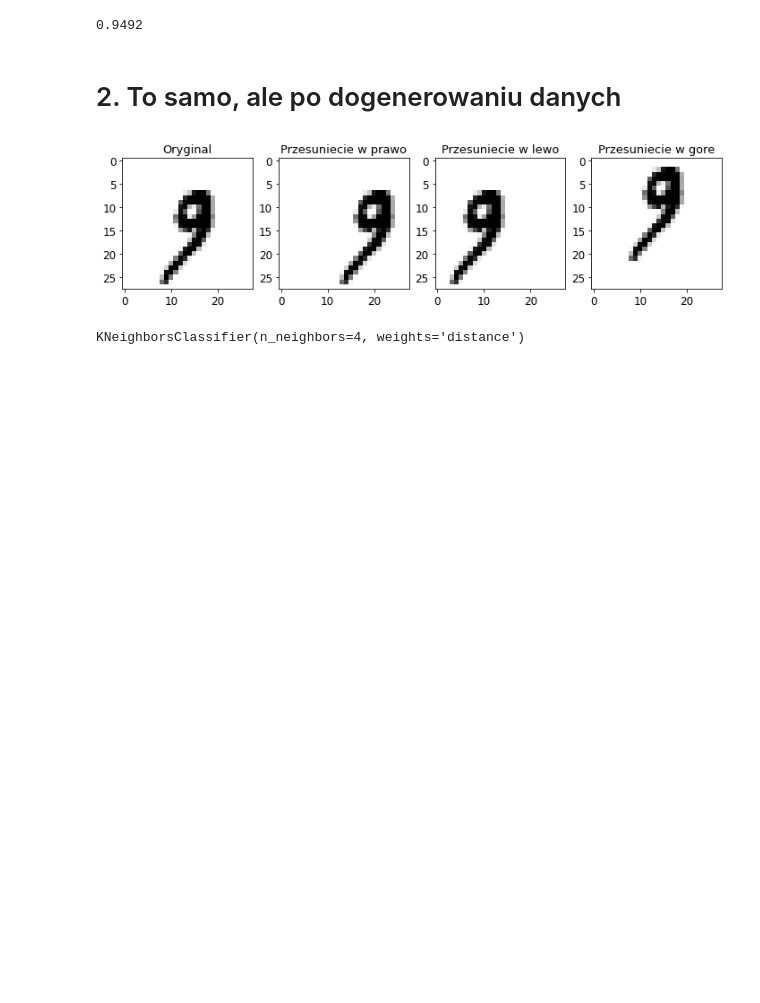
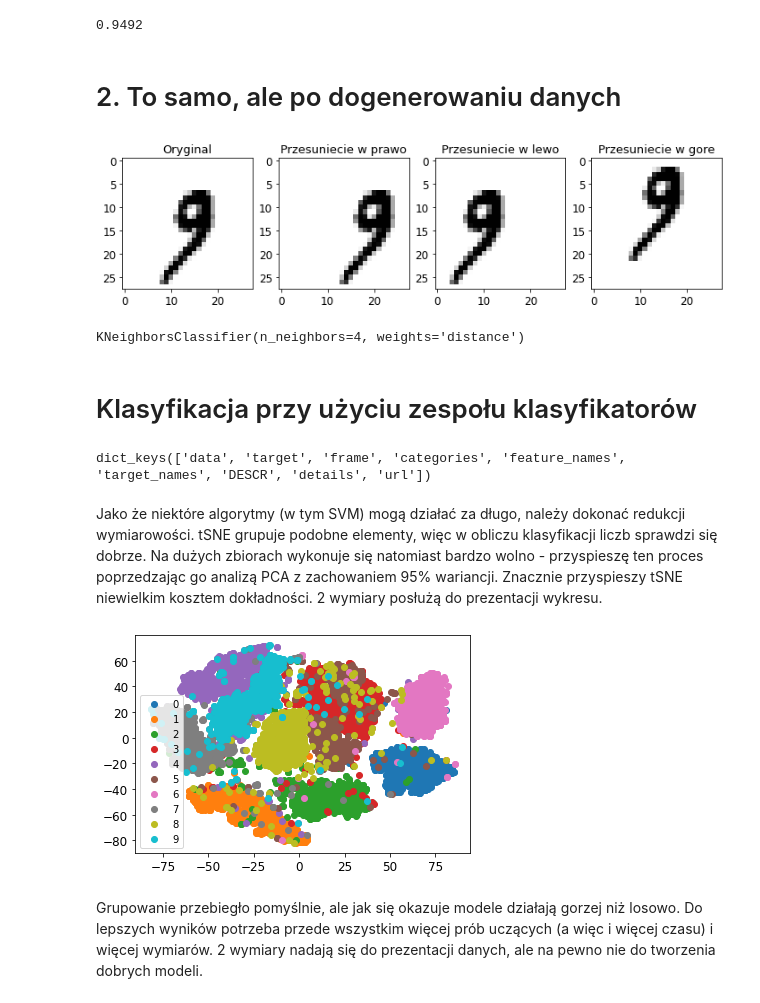
Before and after one commit to KacperPerz/python_ml, a Jupyter notebook: Klasyfikacja.ipynb, the cells around one changed output. Drawn from its saved outputs; the diff is of its cells as text; code cells hidden in the pictures; blank space fills up the shorter version.

Commit message:
MNIST classification with ensemble methods

```diff
--- a/Klasyfikacja.ipynb
+++ b/Klasyfikacja.ipynb
@@ -145,3 +145,68 @@ KNeighborsClassifier(n_neighbors=4, weights='distance')
 # %%
 y_pred = knn_clf.predict(X_test)
 accuracy_score(y_test, y_pred)
+# %% [markdown]
+# Klasyfikacja przy użyciu zespołu klasyfikatorów
+# %%
+# Importuje standardowe biblioteki
+import numpy as np
+import os
+
+# Aby wyniki uzyskiwane w tym notatniku były odtwarzalne
+np.random.seed(42)
+
+# Do rysowania ładnych wykresów
+%matplotlib inline
+import matplotlib as mpl
+import matplotlib.pyplot as plt
+mpl.rc('axes', labelsize=14)
+mpl.rc('xtick', labelsize=12)
+mpl.rc('ytick', labelsize=12)
+
+from sklearn.datasets import fetch_openml
+mnist = fetch_openml('mnist_784', version=1)
+mnist.keys()
+# %% [output]
+dict_keys(['data', 'target', 'frame', 'categories', 'feature_names', 'target_names', 'DESCR', 'details', 'url'])
+# %%
+from sklearn.model_selection import train_test_split
+
+#X_train_val, X_test, y_train_val, y_test = train_test_split(
+#    mnist.data, mnist.target, test_size=10000, random_state=42)
+#X_train, X_val, y_train, y_val = train_test_split(
+#    X_train_val, y_train_val, test_size=10000, random_state=42)
+
+idx = np.random.permutation(60000)[:10000]
+X = mnist['data'][idx]
+y = mnist['target'][idx]
+
+idx = np.random.permutation(60000)[:2500]
+X_test = mnist['data'][idx]
+y_test = mnist['target'][idx]
+# %% [markdown]
+Jako że niektóre algorytmy (w tym SVM) mogą działać za długo, należy dokonać redukcji wymiarowości. tSNE grupuje podobne elementy, więc w obliczu klasyfikacji liczb sprawdzi się dobrze. Na dużych zbiorach wykonuje się natomiast bardzo wolno - przyspieszę ten proces poprzedzając go analizą PCA z zachowaniem 95% wariancji. Znacznie przyspieszy tSNE niewielkim kosztem dokładności. 2 wymiary posłużą do prezentacji wykresu.
+# %%
+from sklearn.manifold import TSNE
+from sklearn.pipeline import Pipeline
+from sklearn.decomposition import PCA
+
+pca_tsne = Pipeline([
+    ("pca", PCA(n_components=0.95, random_state=1)),
+    ("tsne", TSNE(n_components=2, random_state=1))
+])
+
+X_reduced = pca_tsne.fit_transform(X)
+X_reduced_test = pca_tsne.fit_transform(X_test)
+# %%
+fig, ax = plt.subplots()
+scatter_x = X_reduced[:,0]
+scatter_y = X_reduced[:,1]
+for g in np.unique(y):
+    i = np.where(y == g)
+    ax.scatter(scatter_x[i], scatter_y[i], label=g)
+ax.legend()
+plt.show()
+# %% [output]
+[figure, added]
+# %% [markdown]
+Grupowanie przebiegło pomyślnie, ale jak się okazuje modele działają gorzej niż losowo. Do lepszych wyników potrzeba przede wszystkim więcej prób uczących (a więc i więcej czasu) i więcej wymiarów. 2 wymiary nadają się do prezentacji danych, ale na pewno nie do tworzenia dobrych modeli.
```
Also changed, not shown: parts of 3 cells of this notebook.
